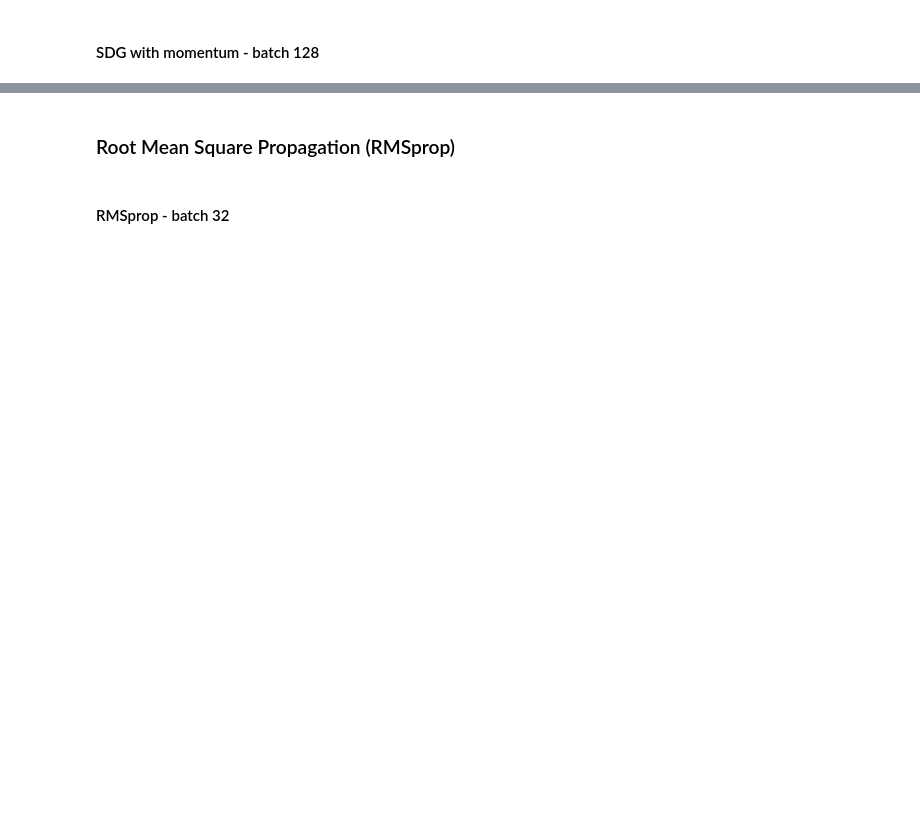
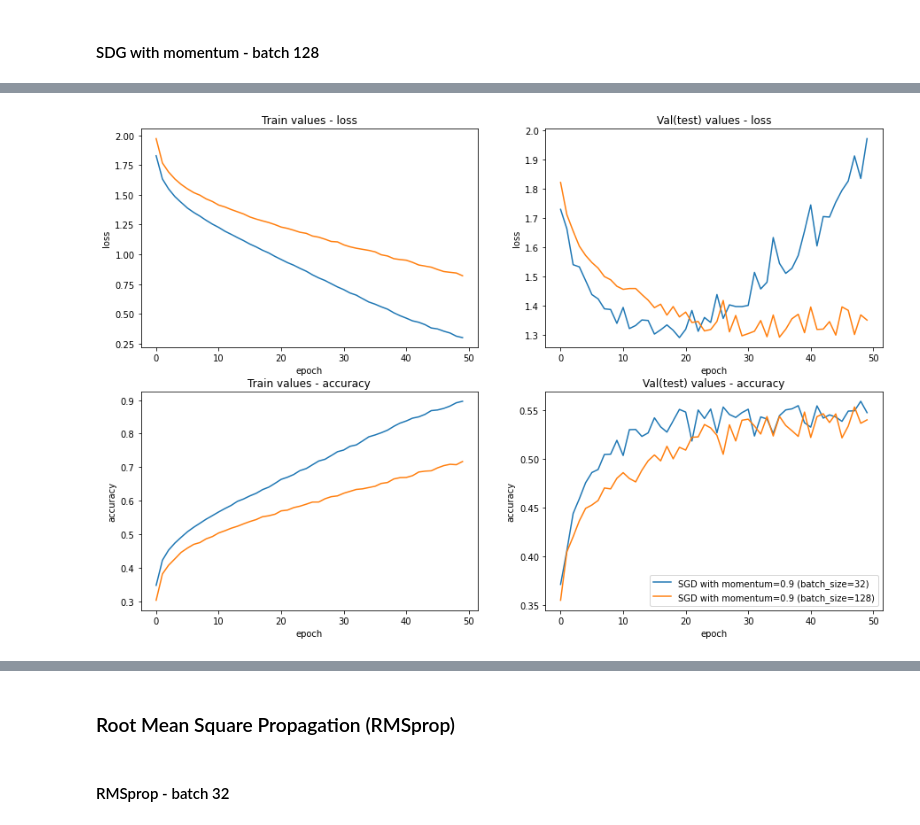
Before and after one commit to juliatvenko/DeepL, a Jupyter notebook: DL-LW2.ipynb, the cells around one changed output, grey strips where cells are left out. Drawn from its saved outputs; the diff is of its cells as text; code cells hidden in the pictures; blank space fills up the shorter version.

```diff
--- a/DL-LW2.ipynb
+++ b/DL-LW2.ipynb
@@ -68,4 +152,4 @@ hist_SGD_momentum_batch32 = train_model(SGD(learning_rate=1e-3, momentum=0.9), b
 # %% [markdown]
 #### SDG with momentum - batch 128
 # %%
-hist_SGD_momentum_batch32 = train_model(SGD(learning_rate=1e-3, momentum=0.9), batch_size=128)
+hist_SGD_momentum_batch128 = train_model(SGD(learning_rate=1e-3, momentum=0.9), batch_size=128)
@@ -71,0 +174,7 @@ hist_SGD_momentum_batch32 = train_model(SGD(learning_rate=1e-3, momentum=0.9), b
+# %%
+plot_training_history(train_histories= {
+    'SGD with momentum=0.9 (batch_size=32)': hist_SGD_momentum_batch32.history,
+    'SGD with momentum=0.9 (batch_size=128)': hist_SGD_momentum_batch128.history
+})
+# %% [output]
+[figure, added]
```
Also changed, not shown: parts of 23 cells of this notebook.
